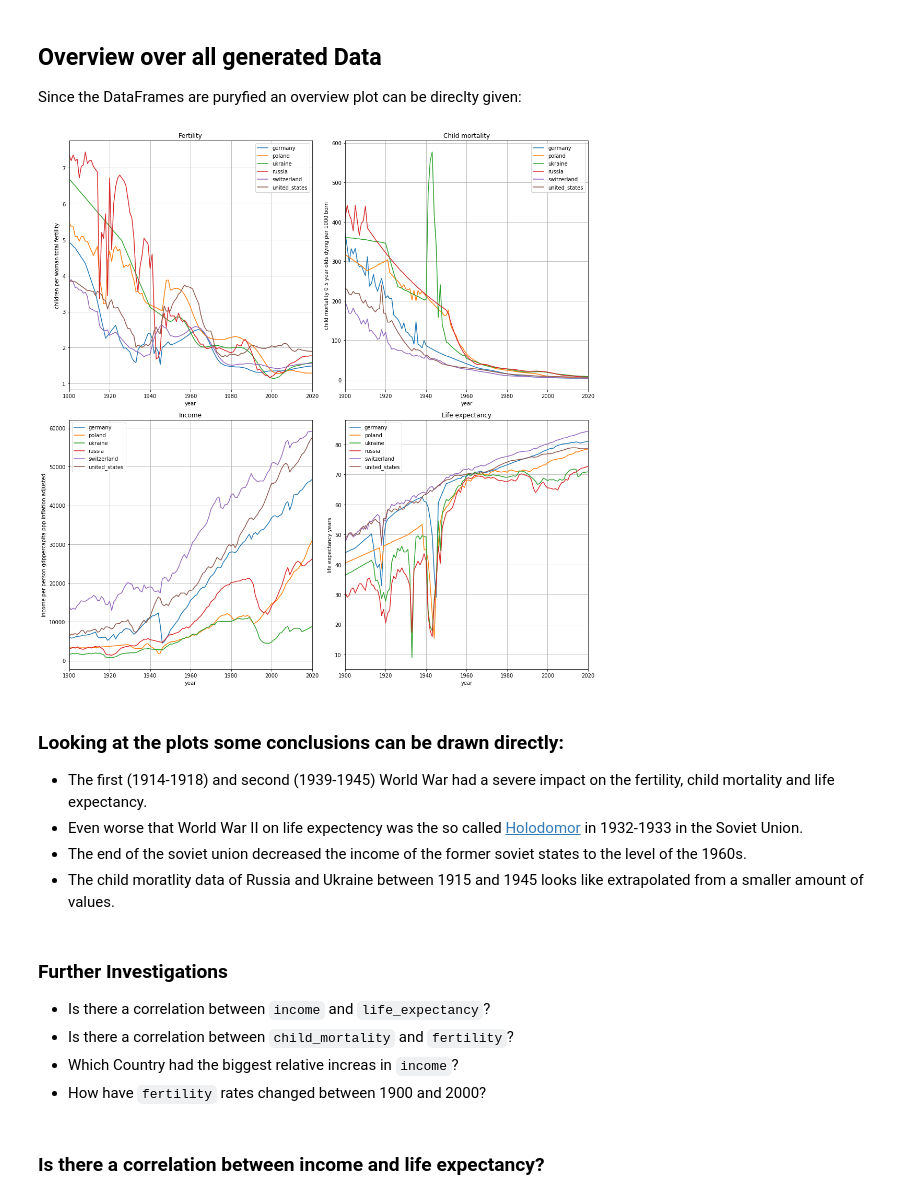
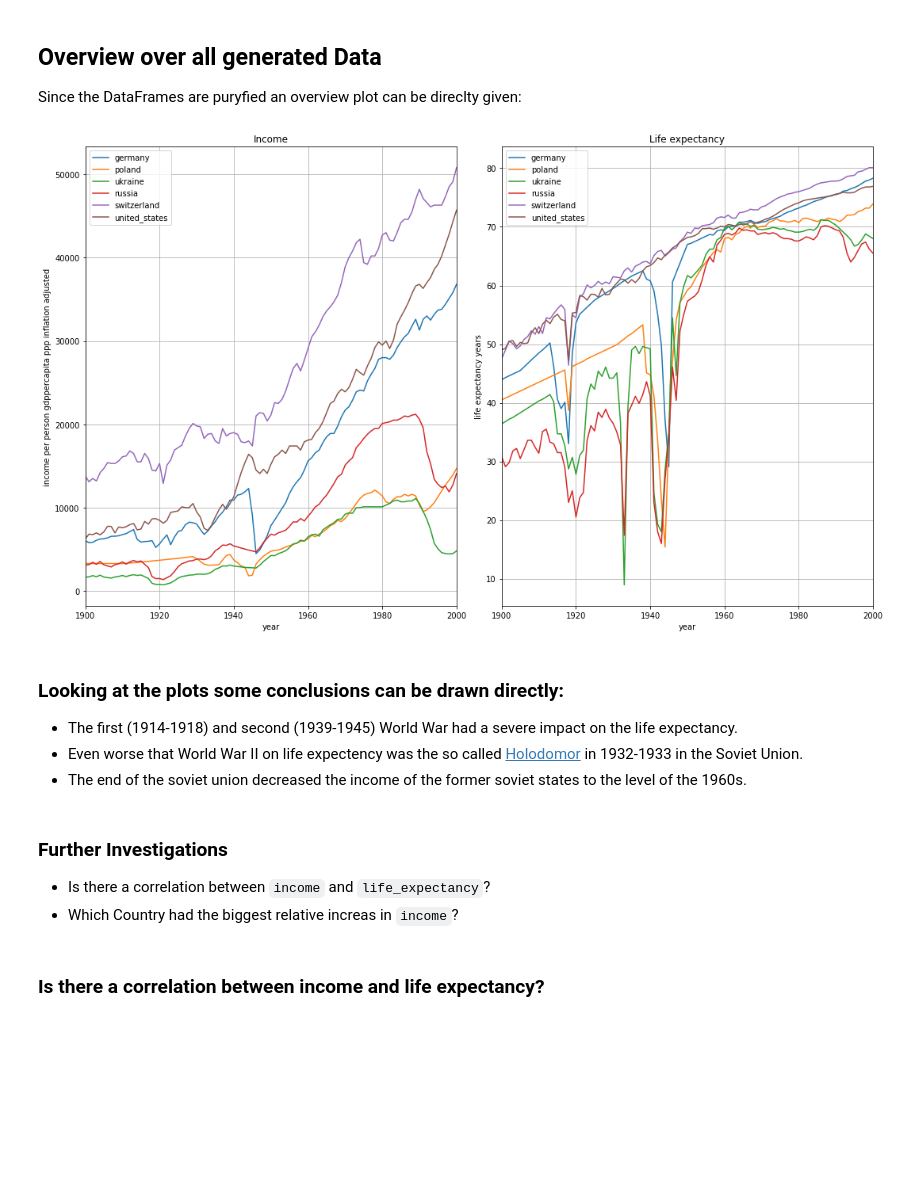
Before and after one commit to schorschie/udacity, a Jupyter notebook: project_02/Gapminder World Dataset Investigation.ipynb, the cells around one changed output. Cells and saved outputs as stored; diff of their text form; code cells hidden in the pictures; blank space fills up the shorter version.

```diff
--- a/project_02/Gapminder World Dataset Investigation.ipynb
+++ b/project_02/Gapminder World Dataset Investigation.ipynb
@@ -16,9 +16,7 @@ import matplotlib.pyplot as plt
 %matplotlib inline
 
 # Read CSV Files, name them and store them in a dictionary
-files = {'fertility' : 'children_per_woman_total_fertility.csv',
-        'child_mortality': 'child_mortality_0_5_year_olds_dying_per_1000_born.csv',
-        'income' : 'income_per_person_gdppercapita_ppp_inflation_adjusted.csv',
+files = {'income' : 'income_per_person_gdppercapita_ppp_inflation_adjusted.csv',
         'life_expectancy': 'life_expectancy_years.csv'}
 # %% [markdown]
 <a id='intro'></a>
@@ -204,7 +180,7 @@ The next cell shortens the index and shows, that now all frames are equally size
 # %%
 dfs_common_rows_and_columns = {}
 for key, _ in dfs_clean_headings.items():
-    dfs_common_rows_and_columns[key] = dfs_clean_headings[key].loc['1900' : '2020']
+    dfs_common_rows_and_columns[key] = dfs_clean_headings[key].loc['1900' : '2000']
     display(dfs_common_rows_and_columns[key].head(1))
     display(dfs_common_rows_and_columns[key].tail(1))
     print('Shape of ' + key + ' is ' + str(dfs_common_rows_and_columns[key].shape))
@@ -282,9 +244,7 @@ import matplotlib.pyplot as plt
 %matplotlib inline
 
 # Read CSV Files, name them and store them in a dictionary
-files = {'fertility' : 'children_per_woman_total_fertility.csv',
-        'child_mortality': 'child_mortality_0_5_year_olds_dying_per_1000_born.csv',
-        'income' : 'income_per_person_gdppercapita_ppp_inflation_adjusted.csv',
+files = {'income' : 'income_per_person_gdppercapita_ppp_inflation_adjusted.csv',
         'life_expectancy': 'life_expectancy_years.csv'}
 
 final_df = {}
@@ -295,32 +255,29 @@ for name in files.keys():
 
 Since the DataFrames are puryfied an overview plot can be direclty given:
 # %%
-fig = plt.figure(figsize=(15,15))
+fig = plt.figure(figsize=(15,9))
 for idx, (key, df) in enumerate(final_df.items()):
-    ax = fig.add_subplot(2, 2, idx+1)
+    ax = fig.add_subplot(1, 2, idx+1)
     df.plot(ax=ax)
     plt.grid(True)
     plt.ylabel(files[key].split('.')[0].replace('_', ' '))
     title = key[0].upper() + key[1:].replace('_', ' ')
     plt.title(title)
 
 plt.tight_layout()
 # %% [output]
-[figure, old version]
+[figure, new version]
 # %% [markdown]
 ### Looking at the plots some conclusions can be drawn directly:
 
-* The first (1914-1918) and second (1939-1945) World War had a severe impact on the fertility, child mortality and life expectancy.
+* The first (1914-1918) and second (1939-1945) World War had a severe impact on the life expectancy.
 * Even worse that World War II on life expectency was the so called [Holodomor](https://en.wikipedia.org/wiki/Holodomor) in 1932-1933 in the Soviet Union.
 * The end of the soviet union decreased the income of the former soviet states to the level of the 1960s.
-* The child moratlity data of Russia and Ukraine between 1915 and 1945 looks like extrapolated from a smaller amount of values.
 # %% [markdown]
 ### Further Investigations
 
 * Is there a correlation between `income` and `life_expectancy`?
-* Is there a correlation between `child_mortality` and `fertility`?
 * Which Country had the biggest relative increas in `income`?
-* How have `fertility` rates changed between 1900 and 2000?
 # %% [markdown]
 ### Is there a correlation between income and life expectancy?
 # %%
```
Also changed, not shown: parts of 20 cells of this notebook, 10 other files.
